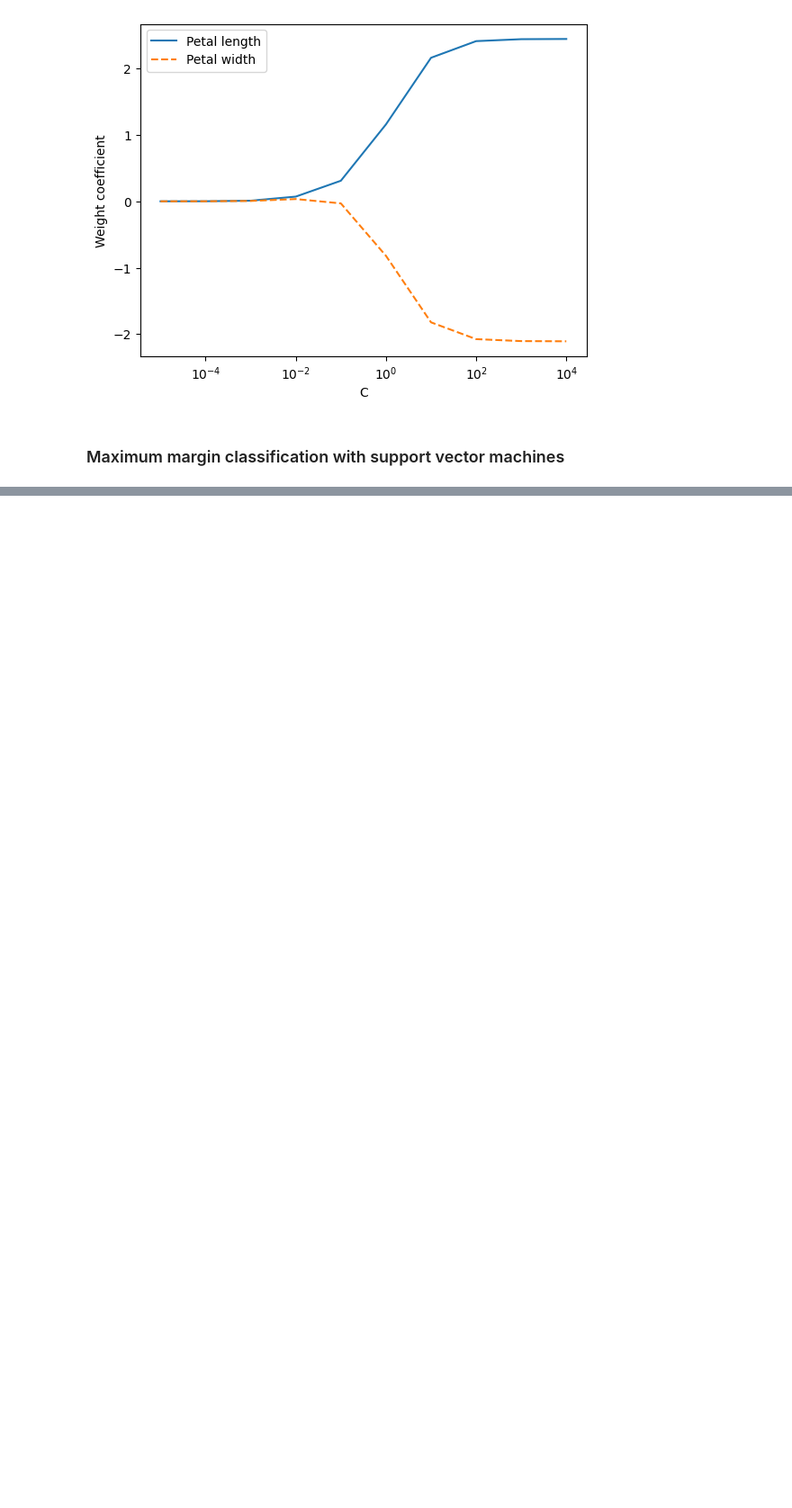
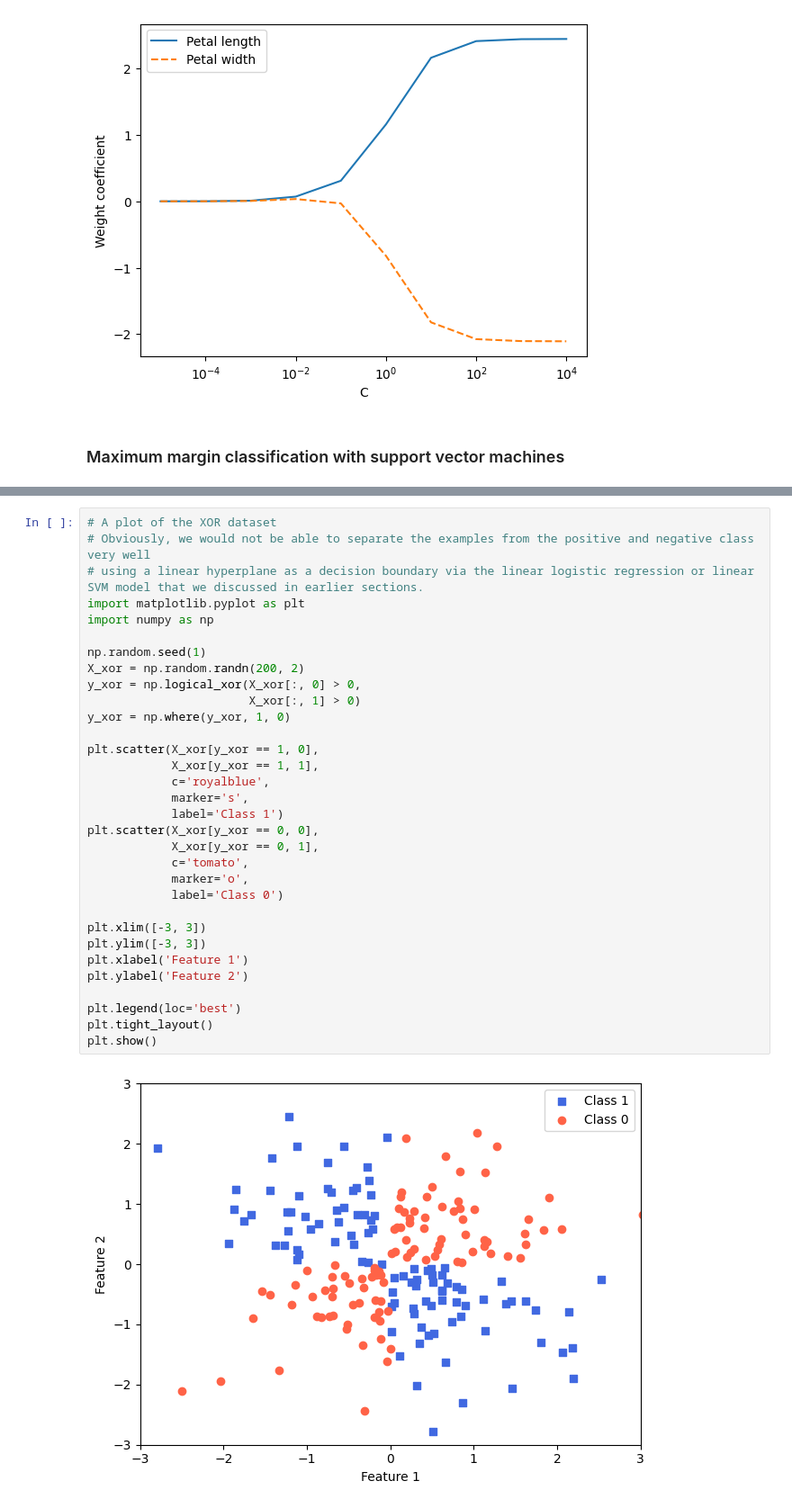
Before and after one commit to kudouhei/data-analytics, a Jupyter notebook: machine-learning/01-classification/02_2_classifiers_Scikit_Learn .ipynb, the cells around one changed output, grey strips where cells are left out. Shown at 90% size. Saved outputs shown, nothing was run; the diff lists cells and outputs as text; blank space fills up the shorter version.

```diff
--- a/machine-learning/01-classification/02_2_classifiers_Scikit_Learn .ipynb
+++ b/machine-learning/01-classification/02_2_classifiers_Scikit_Learn .ipynb
@@ -387,3 +387,37 @@ plt.tight_layout()
 plt.show()
 # %% [output]
 [figure]
+# %%
+# A plot of the XOR dataset
+# Obviously, we would not be able to separate the examples from the positive and negative class very well
+# using a linear hyperplane as a decision boundary via the linear logistic regression or linear SVM model that we discussed in earlier sections.
+import matplotlib.pyplot as plt
+import numpy as np
+
+np.random.seed(1)
+X_xor = np.random.randn(200, 2)
+y_xor = np.logical_xor(X_xor[:, 0] > 0,
+                       X_xor[:, 1] > 0)
+y_xor = np.where(y_xor, 1, 0)
+
+plt.scatter(X_xor[y_xor == 1, 0],
+            X_xor[y_xor == 1, 1],
+            c='royalblue',
+            marker='s',
+            label='Class 1')
+plt.scatter(X_xor[y_xor == 0, 0],
+            X_xor[y_xor == 0, 1],
+            c='tomato',
+            marker='o',
+            label='Class 0')
+
+plt.xlim([-3, 3])
+plt.ylim([-3, 3])
+plt.xlabel('Feature 1')
+plt.ylabel('Feature 2')
+
+plt.legend(loc='best')
+plt.tight_layout()
+plt.show()
+# %% [output]
+[figure, added]
```
Also changed, not shown: parts of 5 cells of this notebook.
